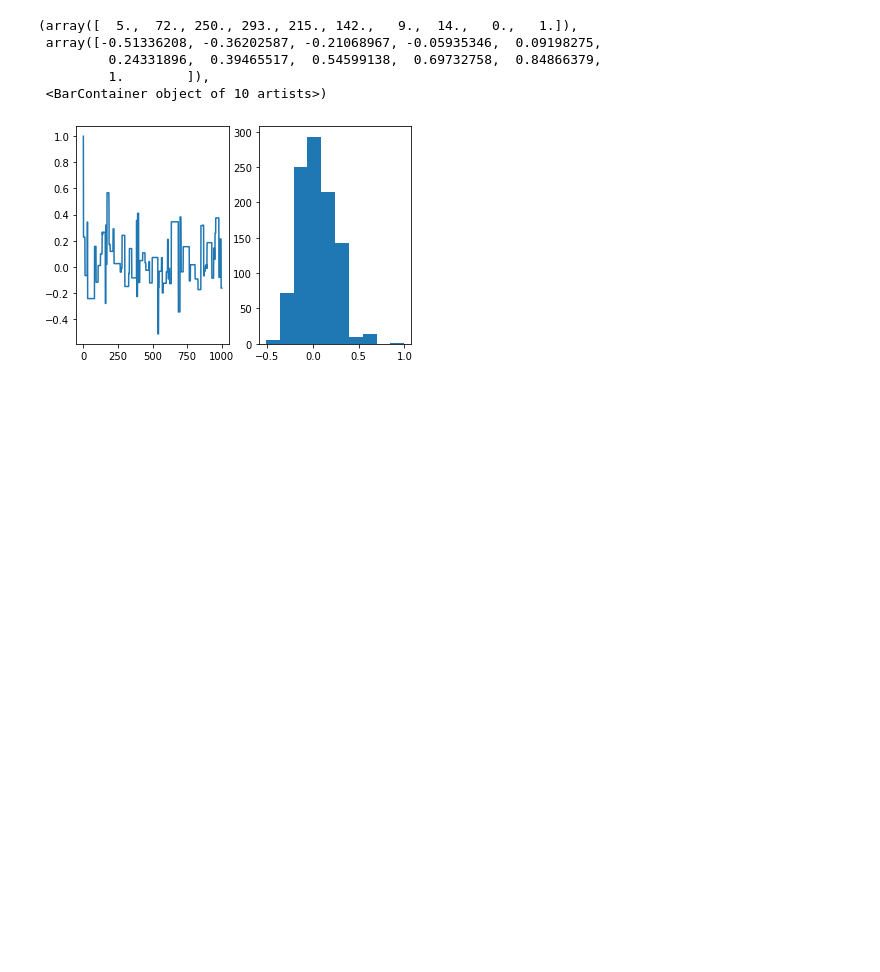
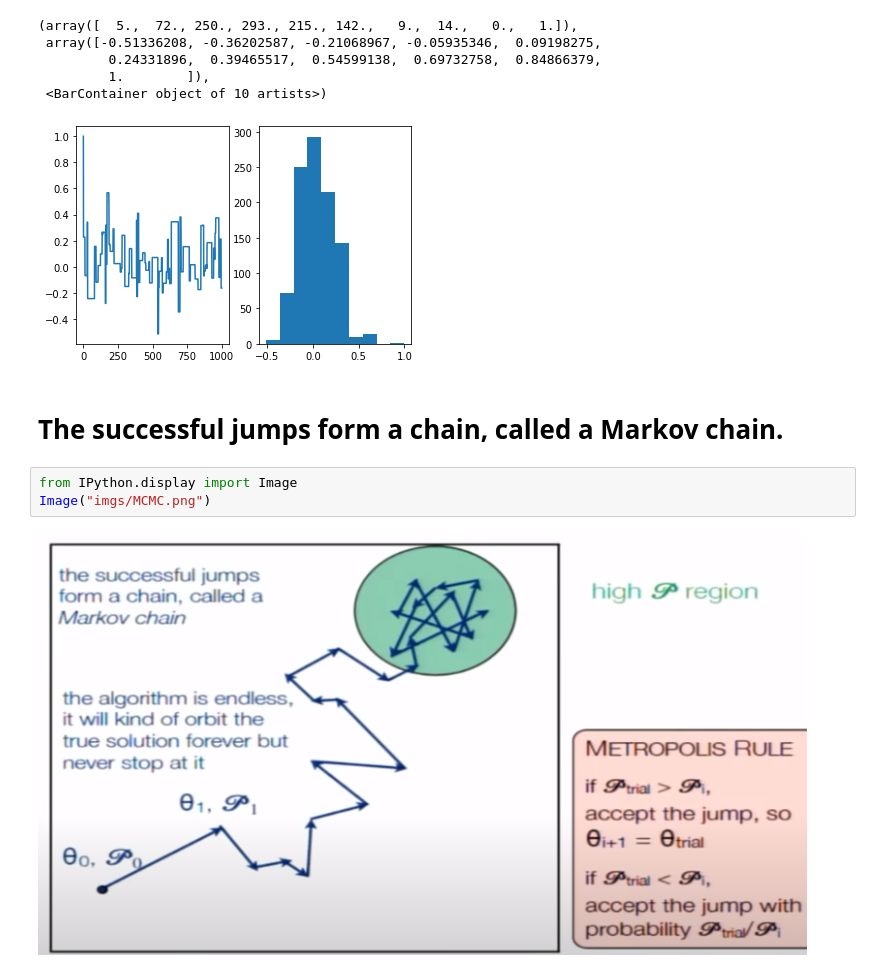
Before and after one commit to XiuliChen/Markov-chain-Monte-Carlo-, a Jupyter notebook: MCMC for beginners.ipynb, the cells around one changed output. Drawn from its saved outputs; the diff is of its cells as text; blank space fills up the shorter version.

Commit message:
Markov Chain

```diff
--- a/MCMC for beginners.ipynb
+++ b/MCMC for beginners.ipynb
@@ -174,3 +179,10 @@ plt.hist(posterior)
          1.        ]),
  <BarContainer object of 10 artists>)
 [figure]
+# %% [markdown]
+# The successful jumps form a chain, called a Markov chain.
+# %%
+from IPython.display import Image
+Image("imgs/MCMC.png")
+# %% [output]
+[figure, added]
```
Also changed, not shown: parts of 3 cells of this notebook, 2 other files.
